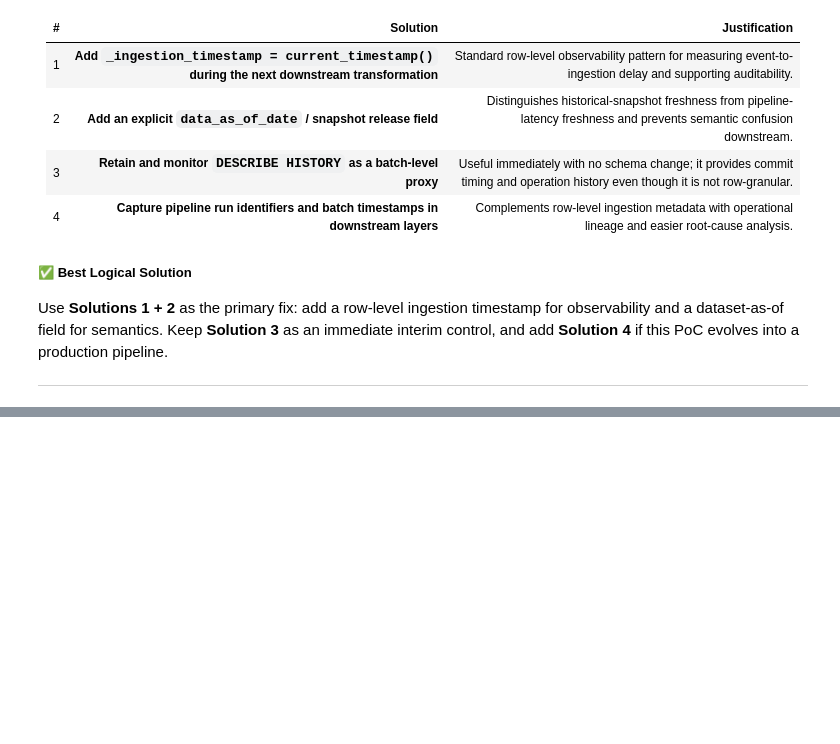
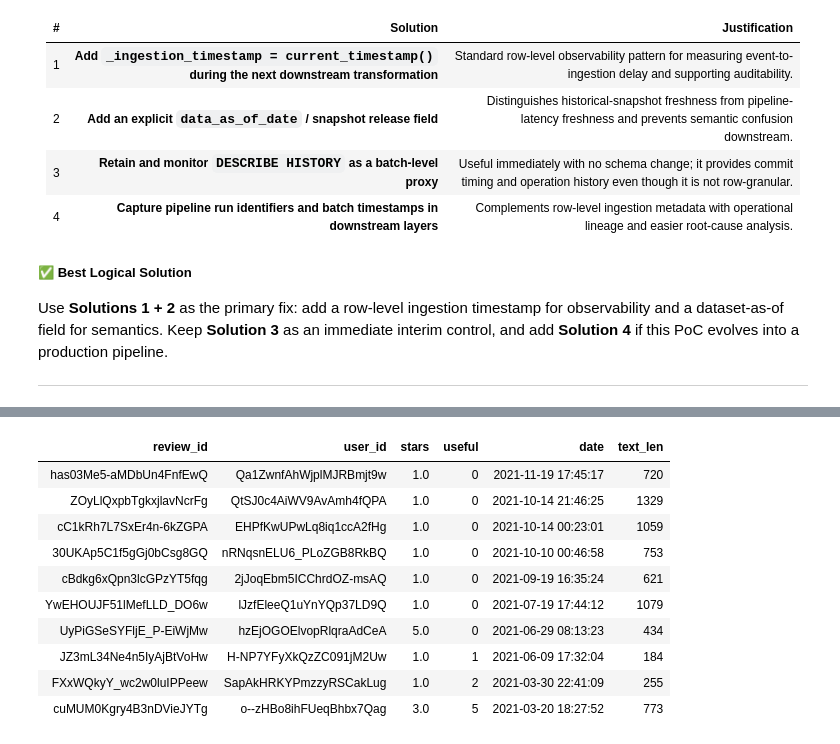
Before and after one commit to Ibrahim-Hegazi/Yelp-AI-Data-Platform-End-to-End-Analytics-NLP-CV-PoC, a Jupyter notebook: 04_Bronze_Data_Profiling_and_EDA/4.2_Deep_EDA_and_Quality_Assessment/4.2.3_Review_Deep_EDA.ipynb, the cells around one changed output, grey strips where cells are left out. Saved outputs shown, nothing was run; the diff lists cells and outputs as text; code cells hidden in the pictures; blank space fills up the shorter version.

Commit message:
Finished the Deep EDA for 2 tables and will start working on the third one

```diff
--- a/04_Bronze_Data_Profiling_and_EDA/4.2_Deep_EDA_and_Quality_Assessment/4.2.3_Review_Deep_EDA.ipynb
+++ b/04_Bronze_Data_Profiling_and_EDA/4.2_Deep_EDA_and_Quality_Assessment/4.2.3_Review_Deep_EDA.ipynb
@@ -7307,0 +9839,84 @@ print("=" * 80)
+# %%
+# RCA-2) DQ-REVIEW-017 — User-ID / Business-ID Namespace Collision
+# Hypothesis: (a) genuine hash collision, (b) test record, or (c) export artifact.
+
+from pyspark.sql.functions import col, count as _count, length, lit, when
+import pandas as pd
+
+df = spark.table("yelp_poc_uc.bronze_final.yelp_review")
+user_tbl = spark.table("yelp_poc_uc.bronze_final.yelp_user")
+biz_tbl  = spark.table("yelp_poc_uc.bronze_final.yelp_business")
+tip_tbl  = spark.table("yelp_poc_uc.bronze_final.yelp_tip")
+checkin_tbl = spark.table("yelp_poc_uc.bronze_final.yelp_checkin")
+
+COLLISION_ID = "lJzfEleeQ1uYnYQp37LD9Q"
+
+# ════ EVIDENCE A: Does this ID exist in yelp_user? ════
+print("═" * 80)
+print("EVIDENCE A — yelp_user record for collision ID")
+print("═" * 80)
+display(
+    user_tbl.filter(col("user_id") == COLLISION_ID)
+    .select("user_id", "name", "review_count", "yelping_since",
+            "useful", "funny", "cool", "fans", "elite", "average_stars")
+)
+
+# ════ EVIDENCE B: Does this ID exist in yelp_business? ════
+print("\n═" * 80)
+print("EVIDENCE B — yelp_business record for collision ID")
+print("═" * 80)
+display(
+    biz_tbl.filter(col("business_id") == COLLISION_ID)
+    .select("business_id", "name", "city", "state", "stars",
+            "review_count", "is_open", "categories")
+)
+
+# ════ EVIDENCE C: The actual review where user_id == business_id ════
+print("\n═" * 80)
+print("EVIDENCE C — The colliding review record (full row)")
+print("═" * 80)
+display(
+    df.filter((col("user_id") == COLLISION_ID) & (col("business_id") == COLLISION_ID))
+    .select("review_id", "user_id", "business_id", "stars",
+            "useful", "funny", "cool", "date",
+            col("text").substr(1, 500).alias("text_preview"))
+)
+
+# ════ EVIDENCE D: Cross-table footprint — where else does this ID appear? ════
+print("\n═" * 80)
+print("EVIDENCE D — Cross-table footprint of collision ID")
+print("═" * 80)
+
+footprint = pd.DataFrame([
+    {"table": "yelp_review",   "role": "user_id",     "rows": df.filter(col("user_id") == COLLISION_ID).count()},
+    {"table": "yelp_review",   "role": "business_id",  "rows": df.filter(col("business_id") == COLLISION_ID).count()},
+    {"table": "yelp_user",     "role": "user_id",      "rows": user_tbl.filter(col("user_id") == COLLISION_ID).count()},
+    {"table": "yelp_business", "role": "business_id",   "rows": biz_tbl.filter(col("business_id") == COLLISION_ID).count()},
+    {"table": "yelp_tip",      "role": "user_id",      "rows": tip_tbl.filter(col("user_id") == COLLISION_ID).count()},
+    {"table": "yelp_tip",      "role": "business_id",   "rows": tip_tbl.filter(col("business_id") == COLLISION_ID).count()},
+    {"table": "yelp_checkin",  "role": "business_id",   "rows": checkin_tbl.filter(col("business_id") == COLLISION_ID).count()},
+])
+display(footprint)
+
+# ════ EVIDENCE E: Other reviews by this user vs for this business ════
+print("\n═" * 80)
+print("EVIDENCE E — Context: other reviews by this user & for this business")
+print("═" * 80)
+
+print("\nOther reviews by user_id (is this a real active user?):")
+display(
+    df.filter(col("user_id") == COLLISION_ID)
+    .select("review_id", "business_id", "stars", "useful", "date",
+            length(col("text")).alias("text_len"))
+    .orderBy("date")
+)
+
+print("\nSample reviews for business_id (is this a real business?):")
+display(
+    df.filter(col("business_id") == COLLISION_ID)
+    .select("review_id", "user_id", "stars", "useful", "date",
+            length(col("text")).alias("text_len"))
+    .orderBy(col("date").desc())
+    .limit(10)
+)
+# %% [output]
@@ -7307,0 +10011,11 @@ print("=" * 80)
+| review_id | user_id | stars | useful | date | text_len |
+| has03Me5-aMDbUn4FnfEwQ | Qa1ZwnfAhWjplMJRBmjt9w | 1.0 | 0 | 2021-11-19 17:45:17 | 720 |
+| ZOyLlQxpbTgkxjlavNcrFg | QtSJ0c4AiWV9AvAmh4fQPA | 1.0 | 0 | 2021-10-14 21:46:25 | 1329 |
+| cC1kRh7L7SxEr4n-6kZGPA | EHPfKwUPwLq8iq1ccA2fHg | 1.0 | 0 | 2021-10-14 00:23:01 | 1059 |
+| 30UKAp5C1f5gGj0bCsg8GQ | nRNqsnELU6_PLoZGB8RkBQ | 1.0 | 0 | 2021-10-10 00:46:58 | 753 |
+| cBdkg6xQpn3lcGPzYT5fqg | 2jJoqEbm5ICChrdOZ-msAQ | 1.0 | 0 | 2021-09-19 16:35:24 | 621 |
+| YwEHOUJF51lMefLLD_DO6w | lJzfEleeQ1uYnYQp37LD9Q | 1.0 | 0 | 2021-07-19 17:44:12 | 1079 |
+| UyPiGSeSYFljE_P-EiWjMw | hzEjOGOElvopRlqraAdCeA | 5.0 | 0 | 2021-06-29 08:13:23 | 434 |
+| JZ3mL34Ne4n5IyAjBtVoHw | H-NP7YFyXkQzZC091jM2Uw | 1.0 | 1 | 2021-06-09 17:32:04 | 184 |
+| FXxWQkyY_wc2w0luIPPeew | SapAkHRKYPmzzyRSCakLug | 1.0 | 2 | 2021-03-30 22:41:09 | 255 |
+| cuMUM0Kgry4B3nDVieJYTg | o--zHBo8ihFUeqBhbx7Qag | 3.0 | 5 | 2021-03-20 18:27:52 | 773 |
```
Also changed, not shown: parts of 78 cells of this notebook, 21 other files.
